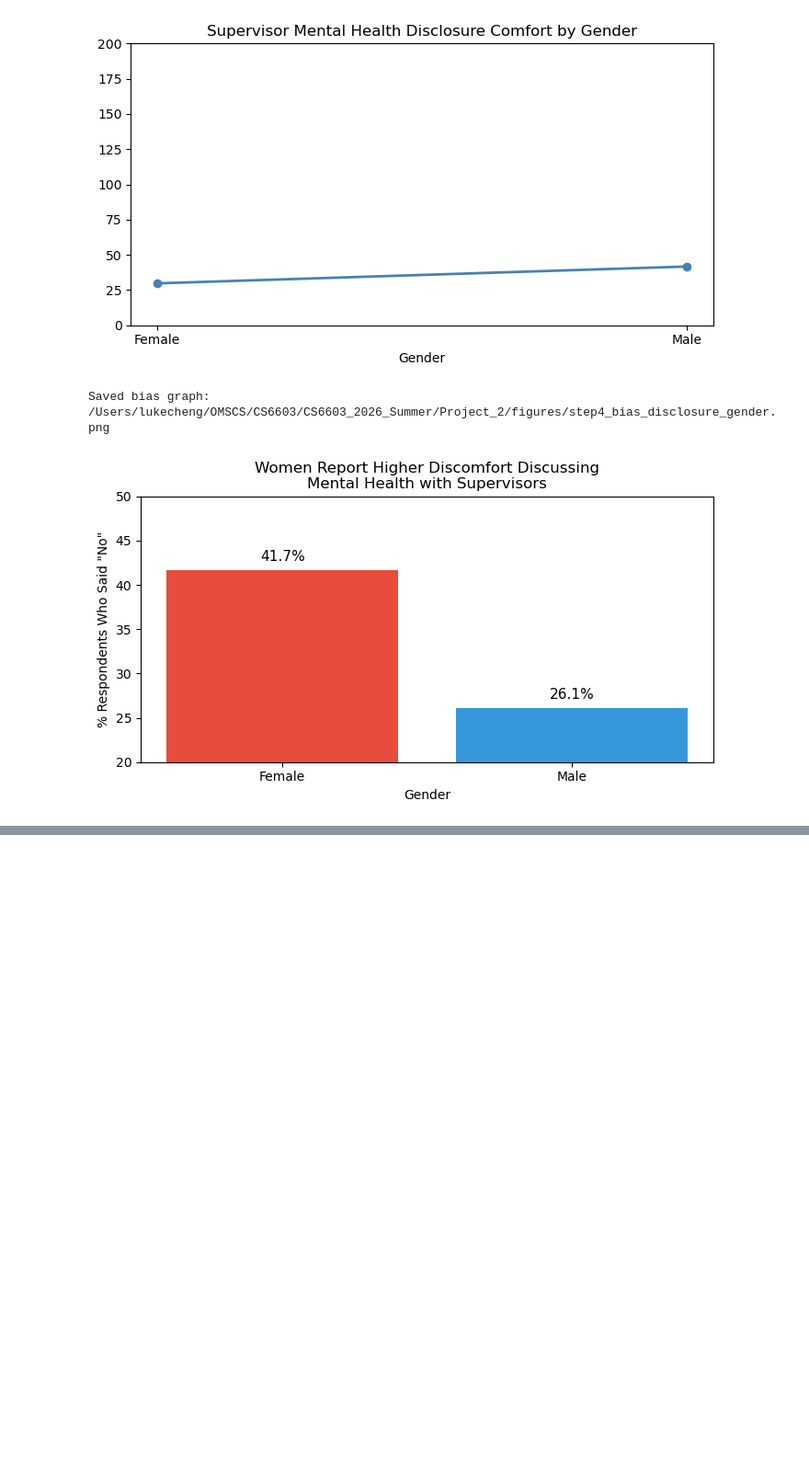
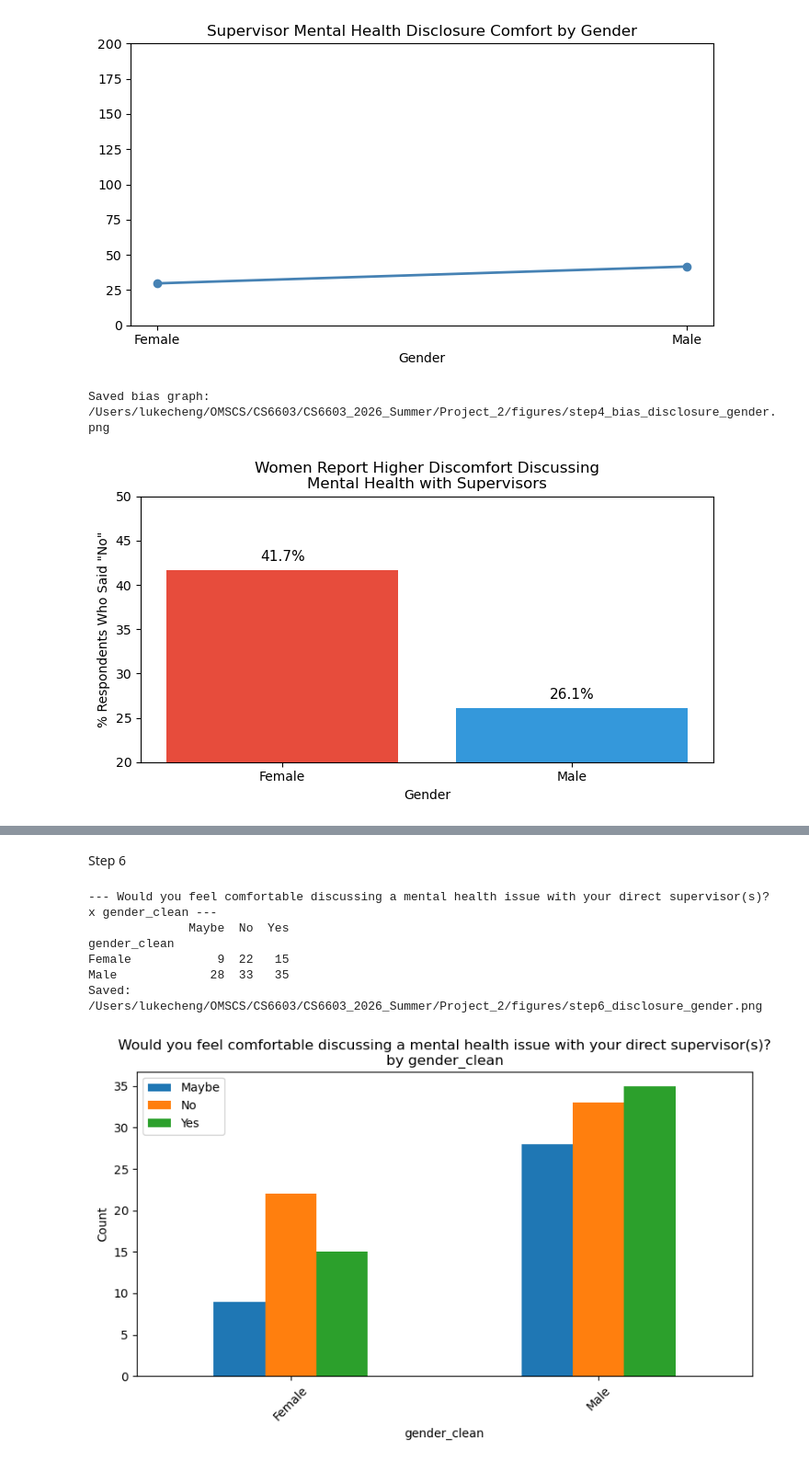
Before and after one commit to lukeckk/CS6603_2026_Summer, a Jupyter notebook: Project_2/notebook.ipynb, the cells around one changed output, grey strips where cells are left out. Shown at 92% size. Saved outputs shown, nothing was run; the diff lists cells and outputs as text; code cells hidden in the pictures; blank space fills up the shorter version.

Commit message:
completed step 6

```diff
--- a/Project_2/notebook.ipynb
+++ b/Project_2/notebook.ipynb
@@ -423,0 +435,6 @@ Saved bias graph: /Users/lukecheng/OMSCS/CS6603/CS6603_2026_Summer/Project_2/fig
+# %%
+# Map gender to 0/1 — Female=0, Male=1 and create a new column
+gender_map = {'Female': 0, 'Male': 1}
+step4['gender_num'] = step4['gender_clean'].map(gender_map)
+
+step4.head(10)
@@ -423,0 +463,8 @@ Saved bias graph: /Users/lukecheng/OMSCS/CS6603/CS6603_2026_Summer/Project_2/fig
+# %%
+reduced_step4 = step4.sample(frac=0.5, random_state=42)
+
+reduced_mean = reduced_step4['gender_num'].mean()    # proportion Male (since Male=1)
+reduced_median = reduced_step4['gender_num'].median()  # 0 or 1 — middle value
+reduced_mode = reduced_step4['gender_num'].mode()[0] # most common — likely 1 (Male)
+
+print(reduced_mean, reduced_median, reduced_mode)
@@ -423,0 +473,65 @@ Saved bias graph: /Users/lukecheng/OMSCS/CS6603/CS6603_2026_Summer/Project_2/fig
+# %% [markdown]
+Step 6
+# %%
+import os
+
+figures_dir = '/Users/lukecheng/OMSCS/CS6603/CS6603_2026_Summer/Project_2/figures'
+os.makedirs(figures_dir, exist_ok=True)
+
+dep_short = {
+    'Would you feel comfortable discussing a mental health issue with your direct supervisor(s)?': 'disclosure',
+}
+
+ind_short = {
+    'gender_clean': 'gender',
+}
+
+dependent_vars = [
+    'Would you feel comfortable discussing a mental health issue with your direct supervisor(s)?',
+]
+
+independent_vars = [
+    'gender_clean',
+]
+
+for dep in dependent_vars:
+    for ind in independent_vars:
+        temp = reduced_step4[[ind, dep]].dropna().copy()
+        if ind == 'What is your age?':
+            temp['group'] = pd.cut(
+                temp[ind],
+                bins=[0, 29, 39, 49, 100],
+                labels=['<30', '30-39', '40-49', '50+']
+            )
+            x_col = 'group'
+        else:
+            x_col = ind
+        # frequency table
+        freq_table = pd.crosstab(temp[x_col], temp[dep])
+        freq_table.columns.name = None  # removes long question from legend title
+        print(f"\n--- {dep} x {ind} ---")
+        print(freq_table)
+        # bar chart using matplotlib only
+        freq_table.plot(kind='bar', figsize=(8, 5), legend=True)
+        plt.title(f'{dep}\nby {ind}')
+        plt.xlabel(ind)
+        plt.ylabel('Count')
+        plt.legend(title=None)  # legend shows only False/True, Yes/Maybe/No, etc.
+        plt.xticks(rotation=45)
+        plt.tight_layout()
+
+        filename = f"step6_{dep_short[dep]}_{ind_short[ind]}.png"
+        save_path = os.path.join(figures_dir, filename)
+        plt.savefig(save_path, dpi=150, bbox_inches='tight')
+        print(f"Saved: {save_path}")
+
+        plt.show()
+        plt.close()
+# %% [output]
+--- Would you feel comfortable discussing a mental health issue with your direct supervisor(s)? x gender_clean ---
+              Maybe  No  Yes
+gender_clean
+Female            9  22   15
+Male             28  33   35
+Saved: /Users/lukecheng/OMSCS/CS6603/CS6603_2026_Summer/Project_2/figures/step6_disclosure_gender.png
+[figure, added]
```
Also changed, not shown: parts of 5 cells of this notebook, 1 other file.
